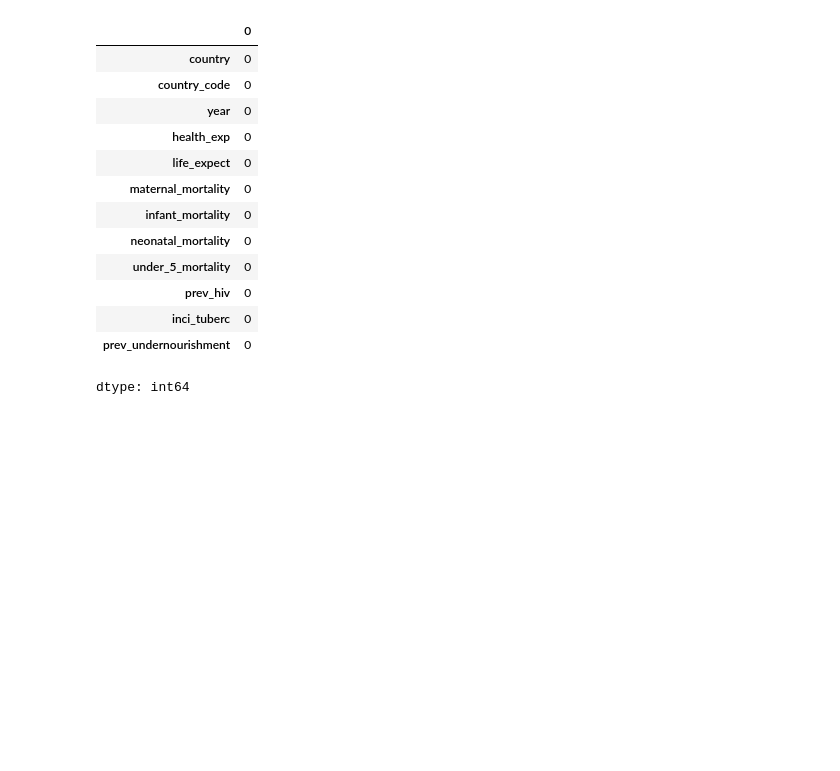
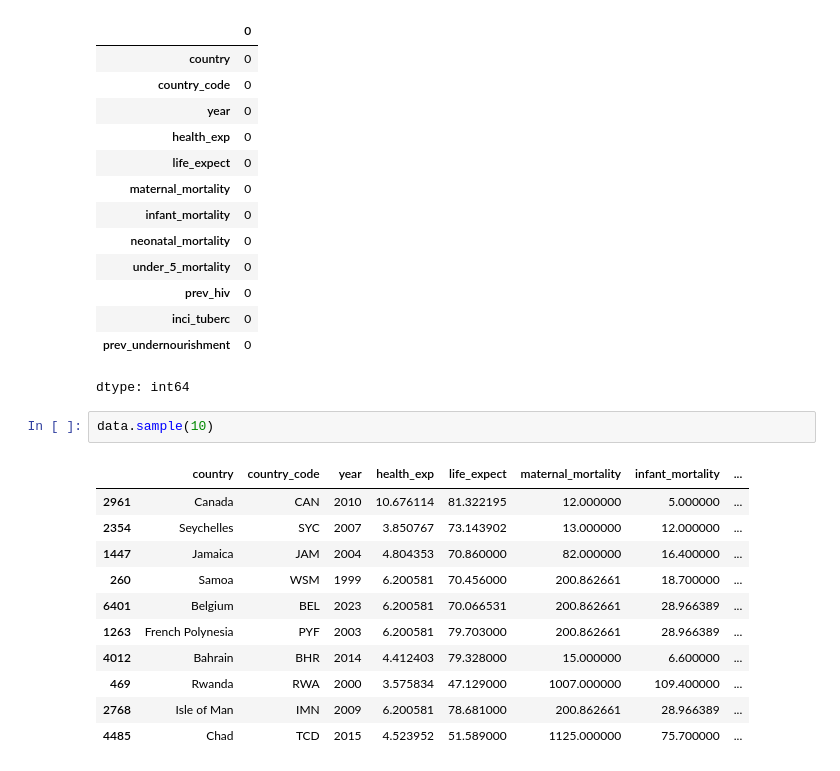
Before and after one commit to kundetigowtham06/ML, a Jupyter notebook: Blog_post.ipynb, the cells around one changed output. Saved outputs shown, nothing was run; the diff lists cells and outputs as text; blank space fills up the shorter version.

```diff
--- a/Blog_post.ipynb
+++ b/Blog_post.ipynb
@@ -117,3 +117,17 @@ data.isnull().sum()
 | inci_tuberc | 0 |
 | prev_undernourishment | 0 |
 dtype: int64
+# %%
+data.sample(10)
+# %% [output]
+|  | country | country_code | year | health_exp | life_expect | maternal_mortality | infant_mortality | ... |
+| 2961 | Canada | CAN | 2010 | 10.676114 | 81.322195 | 12.000000 | 5.000000 | ... |
+| 2354 | Seychelles | SYC | 2007 | 3.850767 | 73.143902 | 13.000000 | 12.000000 | ... |
+| 1447 | Jamaica | JAM | 2004 | 4.804353 | 70.860000 | 82.000000 | 16.400000 | ... |
+| 260 | Samoa | WSM | 1999 | 6.200581 | 70.456000 | 200.862661 | 18.700000 | ... |
+| 6401 | Belgium | BEL | 2023 | 6.200581 | 70.066531 | 200.862661 | 28.966389 | ... |
+| 1263 | French Polynesia | PYF | 2003 | 6.200581 | 79.703000 | 200.862661 | 28.966389 | ... |
+| 4012 | Bahrain | BHR | 2014 | 4.412403 | 79.328000 | 15.000000 | 6.600000 | ... |
+| 469 | Rwanda | RWA | 2000 | 3.575834 | 47.129000 | 1007.000000 | 109.400000 | ... |
+| 2768 | Isle of Man | IMN | 2009 | 6.200581 | 78.681000 | 200.862661 | 28.966389 | ... |
+| 4485 | Chad | TCD | 2015 | 4.523952 | 51.589000 | 1125.000000 | 75.700000 | ... |
```
Also changed, not shown: parts of 1 cell of this notebook.
